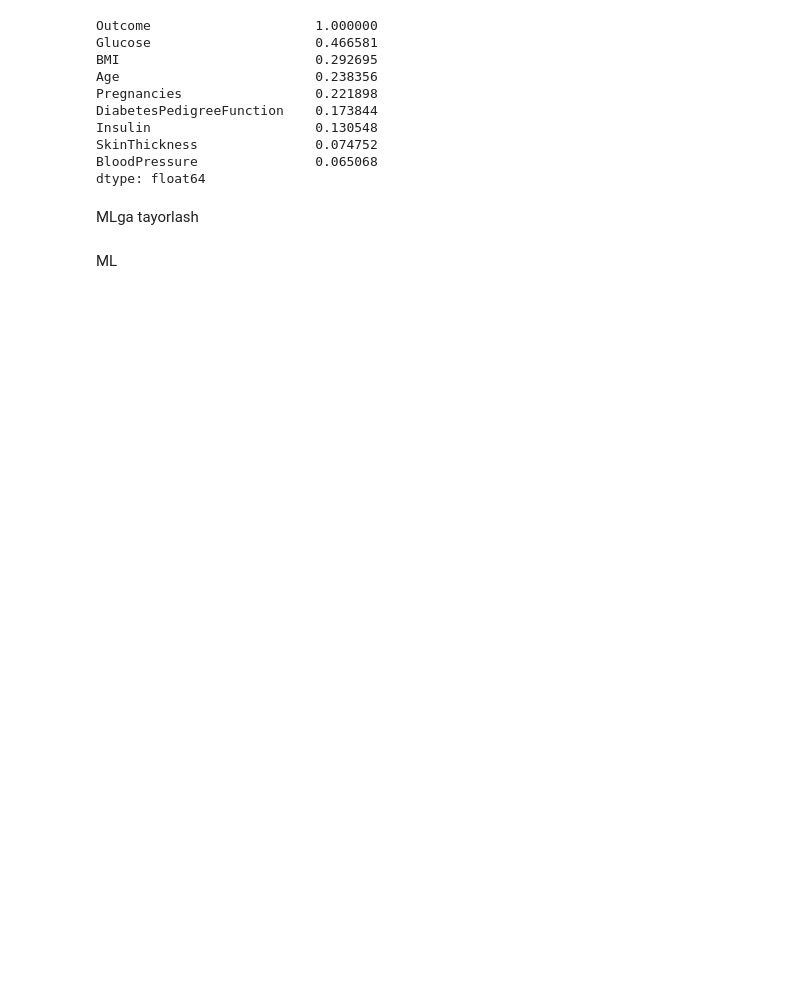
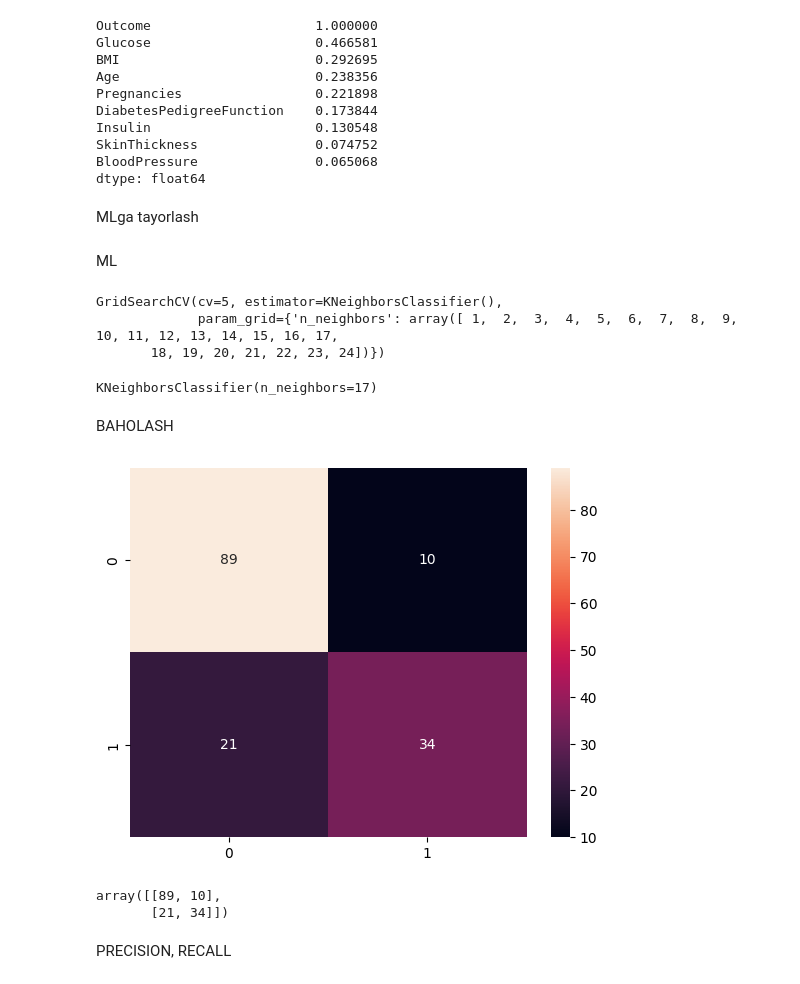
Before and after one commit to JamshidbekYusupov/Practical_Codes, a Jupyter notebook: Qandli_diabet_kasalligiga_tashxis_qo'yish.ipynb, the cells around one changed output. Saved outputs shown, nothing was run; the diff lists cells and outputs as text; code cells hidden in the pictures; blank space fills up the shorter version.

```diff
--- a/Qandli_diabet_kasalligiga_tashxis_qo'yish.ipynb
+++ b/Qandli_diabet_kasalligiga_tashxis_qo'yish.ipynb
@@ -68,3 +68,37 @@ ML
 # %%
 from sklearn.model_selection import train_test_split
 X_train, X_test, y_train, y_test = train_test_split(X,y, test_size=0.2, random_state=12)
+# %%
+from sklearn.model_selection import GridSearchCV
+param_grids  = {'n_neighbors': np.arange(1,25)}
+knn_gscv = GridSearchCV(knn, param_grids, cv = 5)
+knn_gscv.fit(X, y)
+# %% [output]
+GridSearchCV(cv=5, estimator=KNeighborsClassifier(),
+             param_grid={'n_neighbors': array([ 1,  2,  3,  4,  5,  6,  7,  8,  9, 10, 11, 12, 13, 14, 15, 16, 17,
+       18, 19, 20, 21, 22, 23, 24])})
+# %%
+from sklearn.neighbors import KNeighborsClassifier
+knn = KNeighborsClassifier(n_neighbors = 17)
+knn.fit(X_train, y_train)
+# %% [output]
+KNeighborsClassifier(n_neighbors=17)
+# %%
+y_predict = knn.predict(X_test)
+# %% [markdown]
+BAHOLASH
+# %%
+from sklearn.metrics import confusion_matrix
+import seaborn as sns
+import matplotlib.pyplot as plt
+sns.heatmap(confusion_matrix(y_test, y_predict), annot = True)
+plt.show()
+# %% [output]
+[figure, added]
+# %%
+confusion_matrix(y_test, y_predict)
+# %% [output]
+array([[89, 10],
+       [21, 34]])
+# %% [markdown]
+PRECISION, RECALL
```
Also changed, not shown: parts of 1 cell of this notebook.
